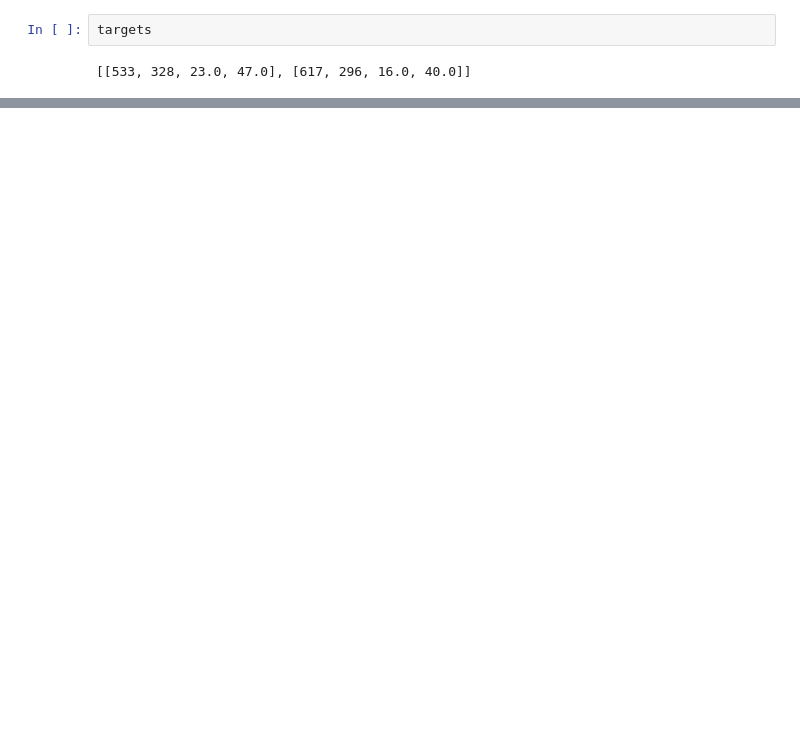
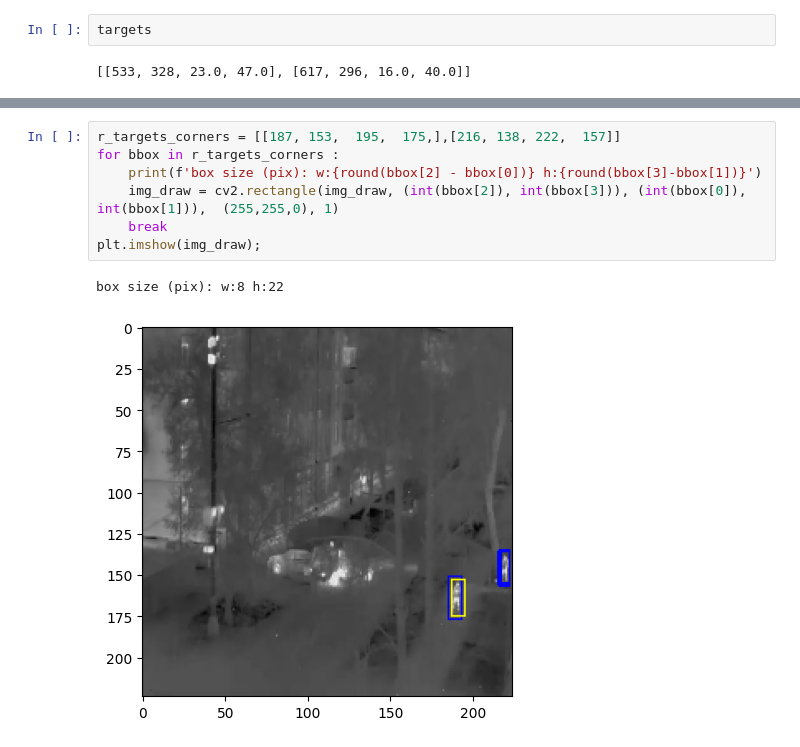
Before and after one commit to SivenM/det_small_people, a Jupyter notebook: forge/check_onnx_runtime.ipynb, the cells around one changed output, grey strips where cells are left out. Saved outputs shown, nothing was run; the diff lists cells and outputs as text; blank space fills up the shorter version.

```diff
--- a/forge/check_onnx_runtime.ipynb
+++ b/forge/check_onnx_runtime.ipynb
@@ -224,0 +145,10 @@ targets
+# %%
+r_targets_corners = [[187, 153,  195,  175,],[216, 138, 222,  157]]
+for bbox in r_targets_corners :
+    print(f'box size (pix): w:{round(bbox[2] - bbox[0])} h:{round(bbox[3]-bbox[1])}')
+    img_draw = cv2.rectangle(img_draw, (int(bbox[2]), int(bbox[3])), (int(bbox[0]), int(bbox[1])),  (255,255,0), 1)
+    break
+plt.imshow(img_draw);
+# %% [output]
+box size (pix): w:8 h:22
+[figure, added]
```
Also changed, not shown: parts of 18 cells of this notebook, 4 other files.
